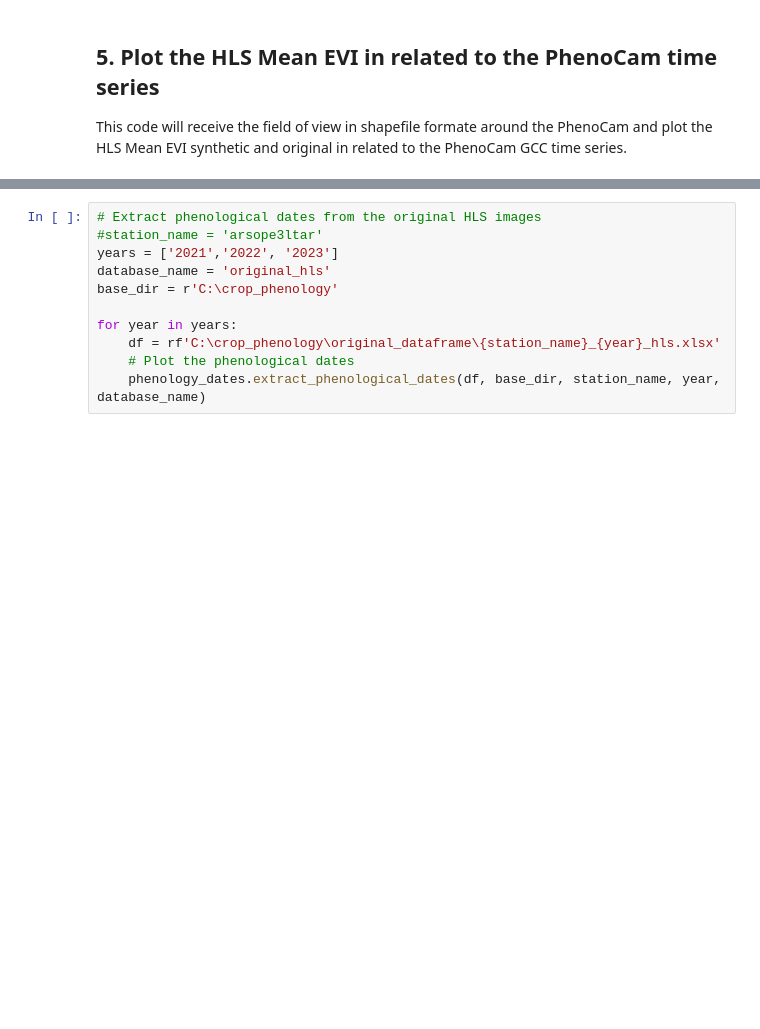
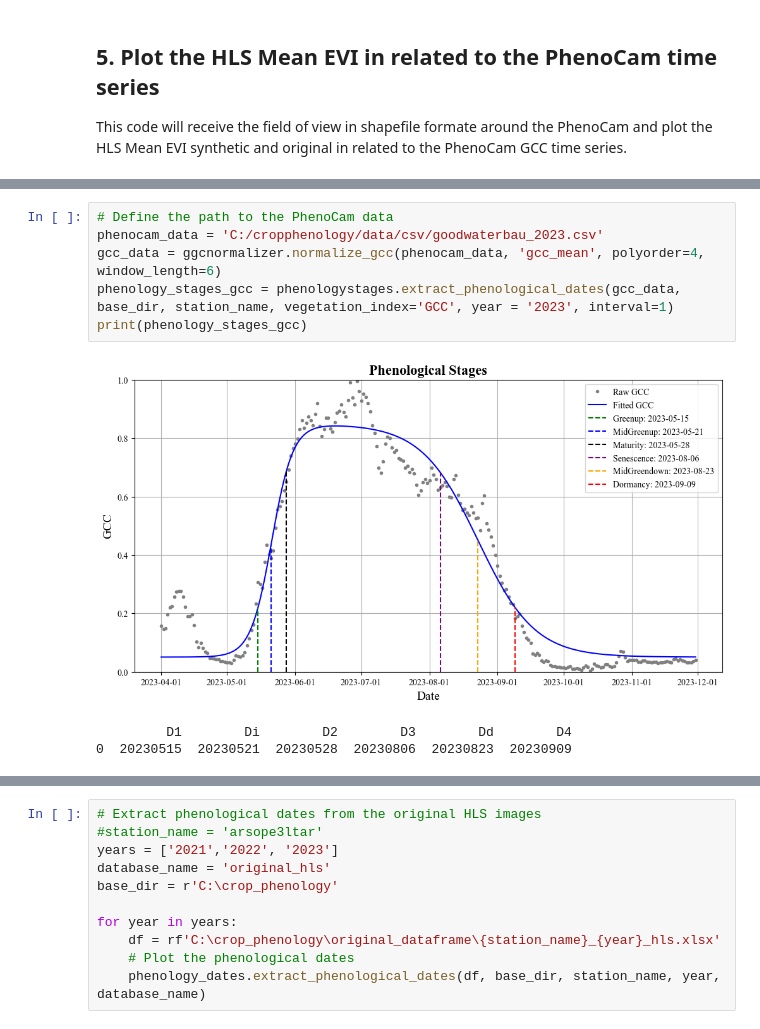
Before and after one commit to uvaires/cropphenology, a Jupyter notebook: notebooks/cropphenology.ipynb, the cells around one changed output, grey strips where cells are left out. Drawn from its saved outputs; the diff is of its cells as text; blank space fills up the shorter version.

Commit message:
WIP: normalize GCC data

```diff
--- a/notebooks/cropphenology.ipynb
+++ b/notebooks/cropphenology.ipynb
@@ -201,0 +202,10 @@ phenology_stages
+# %%
+# Define the path to the PhenoCam data
+phenocam_data = 'C:/cropphenology/data/csv/goodwaterbau_2023.csv'
+gcc_data = ggcnormalizer.normalize_gcc(phenocam_data, 'gcc_mean', polyorder=4, window_length=6)
+phenology_stages_gcc = phenologystages.extract_phenological_dates(gcc_data, base_dir, station_name, vegetation_index='GCC', year = '2023', interval=1)
+print(phenology_stages_gcc)
+# %% [output]
+[figure, added]
+         D1        Di        D2        D3        Dd        D4
+0  20230515  20230521  20230528  20230806  20230823  20230909
```
Also changed, not shown: parts of 7 cells of this notebook, 5 other files.
